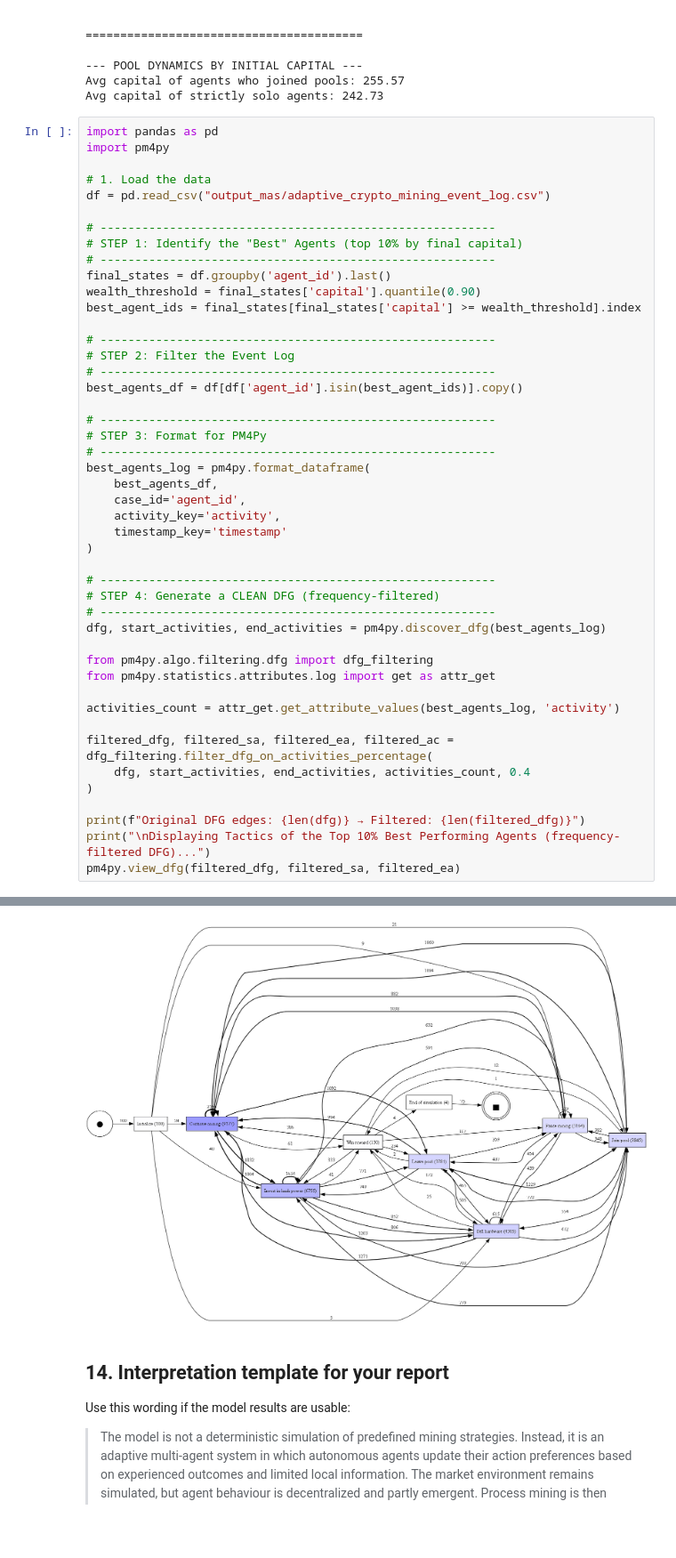
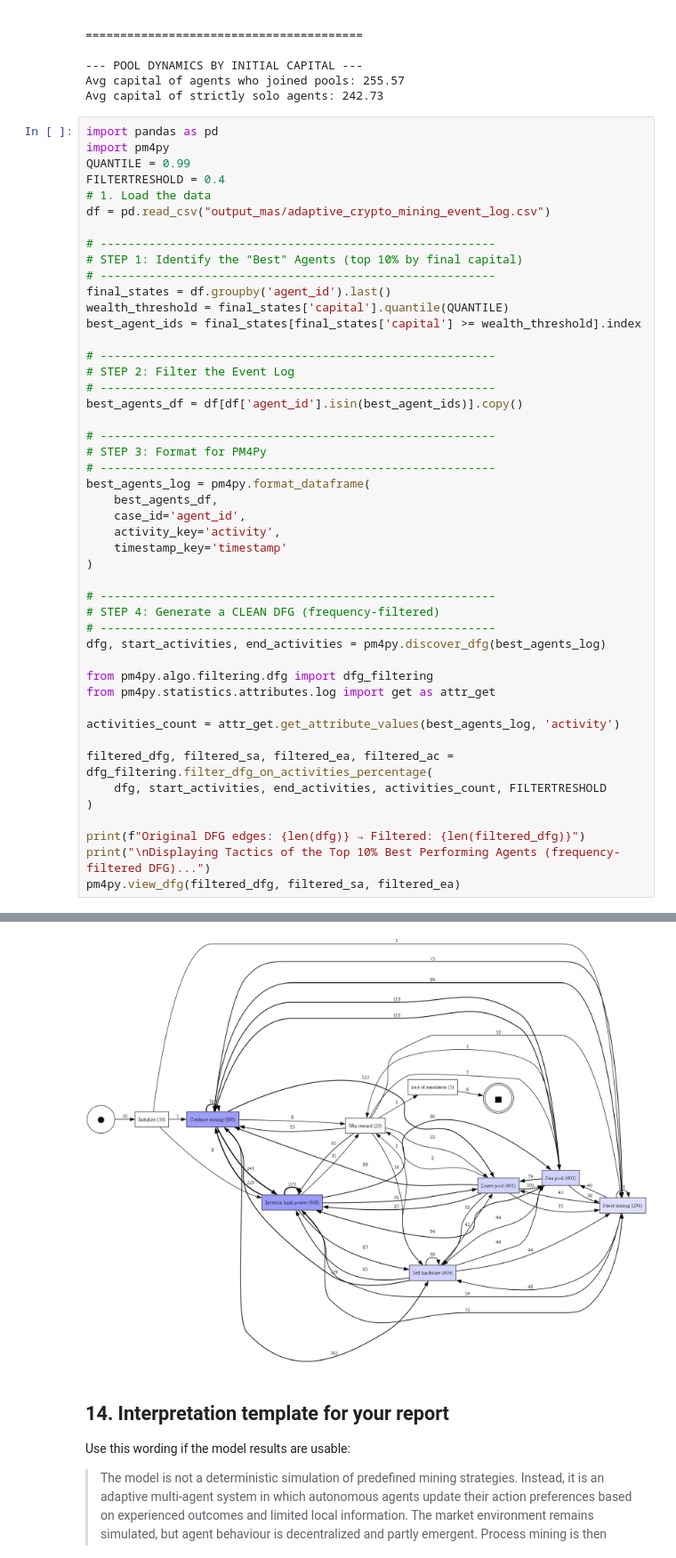
Before and after one commit to hate-bugs/ProcessMiningGroup10, a Jupyter notebook: adaptive_crypto_mining_mas_mesa_process_mining.ipynb, the cells around one changed output, grey strips where cells are left out. Shown at 89% size. Saved outputs shown, nothing was run; the diff lists cells and outputs as text; blank space fills up the shorter version.

```diff
--- a/adaptive_crypto_mining_mas_mesa_process_mining.ipynb
+++ b/adaptive_crypto_mining_mas_mesa_process_mining.ipynb
@@ -1353,7 +1353,8 @@ Avg capital of strictly solo agents: 242.73
 # %%
 import pandas as pd
 import pm4py
-
+QUANTILE = 0.99
+FILTERTRESHOLD = 0.4
 # 1. Load the data
 df = pd.read_csv("output_mas/adaptive_crypto_mining_event_log.csv")
 
@@ -1361,7 +1362,7 @@ df = pd.read_csv("output_mas/adaptive_crypto_mining_event_log.csv")
 # STEP 1: Identify the "Best" Agents (top 10% by final capital)
 # ---------------------------------------------------------
 final_states = df.groupby('agent_id').last()
-wealth_threshold = final_states['capital'].quantile(0.90)
+wealth_threshold = final_states['capital'].quantile(QUANTILE)
 best_agent_ids = final_states[final_states['capital'] >= wealth_threshold].index
 
 # ---------------------------------------------------------
@@ -1390,7 +1391,7 @@ from pm4py.statistics.attributes.log import get as attr_get
 activities_count = attr_get.get_attribute_values(best_agents_log, 'activity')
 
 filtered_dfg, filtered_sa, filtered_ea, filtered_ac = dfg_filtering.filter_dfg_on_activities_percentage(
-    dfg, start_activities, end_activities, activities_count, 0.4
+    dfg, start_activities, end_activities, activities_count, FILTERTRESHOLD
 )
 
 print(f"Original DFG edges: {len(dfg)} → Filtered: {len(filtered_dfg)}")
@@ -1401,6 +1402,6 @@ Original DFG edges: 108 → Filtered: 51
 
 Displaying Tactics of the Top 10% Best Performing Agents (frequency-filtered DFG)...
-[figure, old version]
+[figure, new version]
 # %% [markdown]
 ## 14. Interpretation template for your report
 
```
Also changed, not shown: parts of 1 cell of this notebook.
